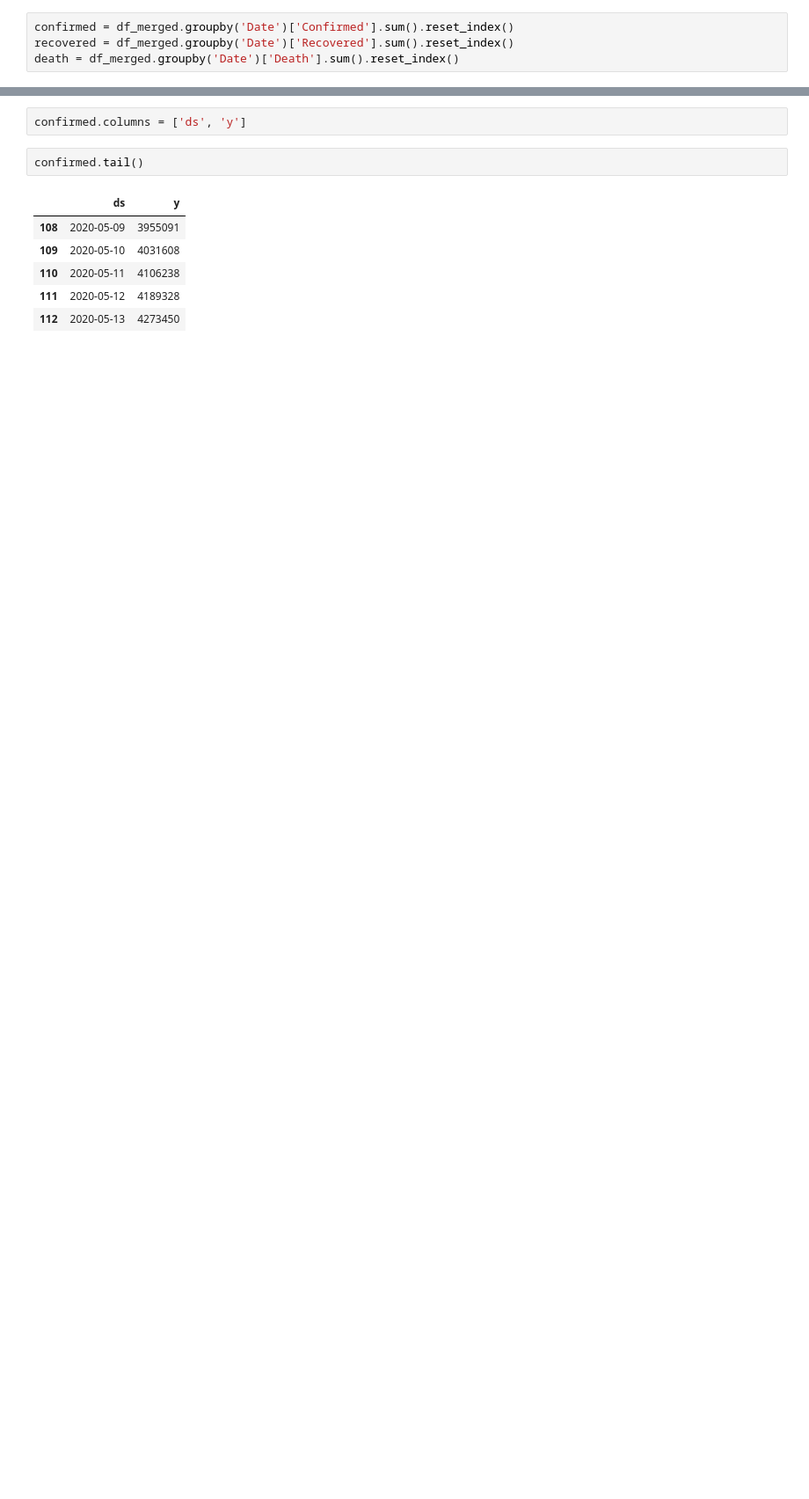
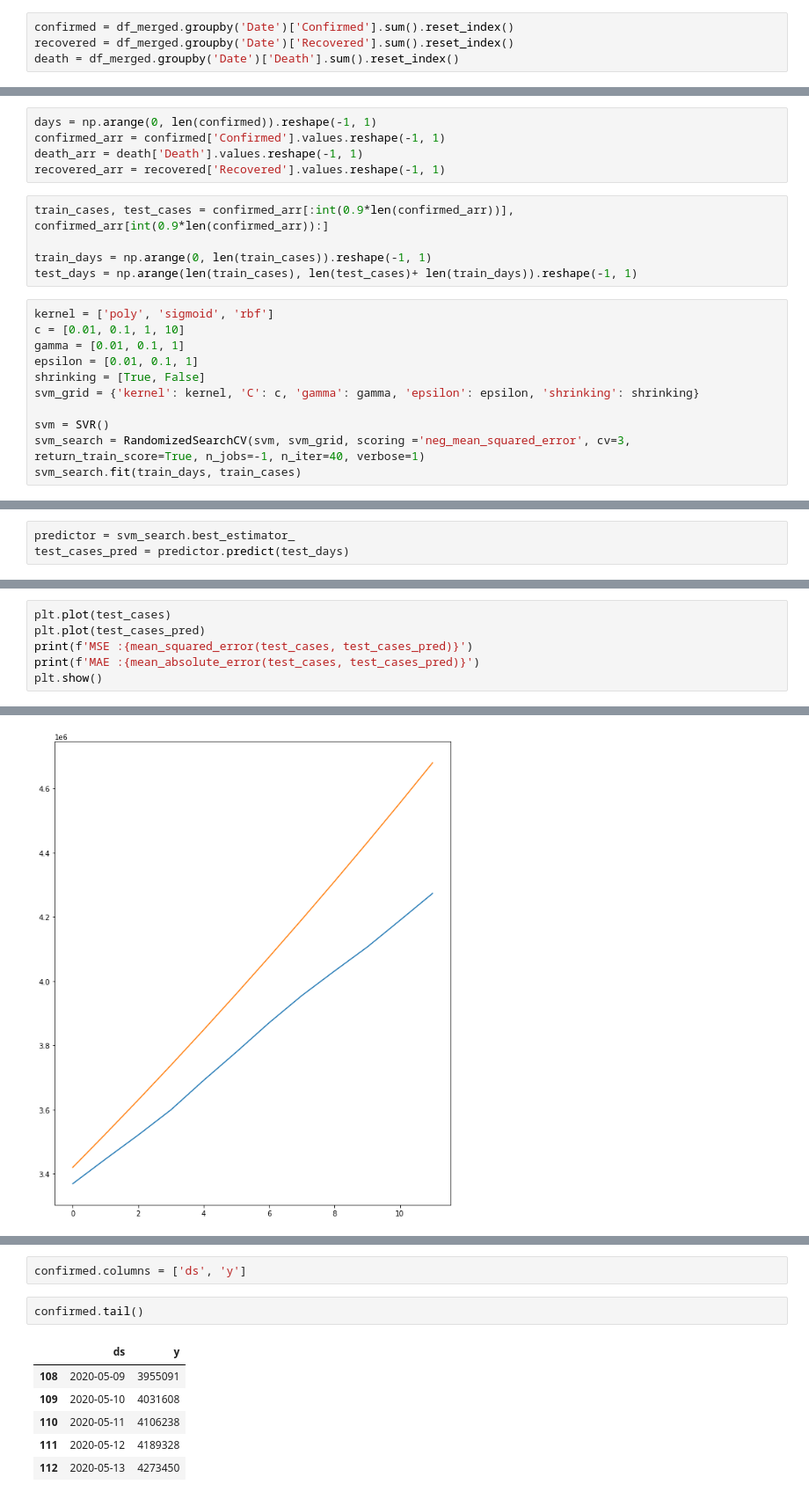
Before and after one commit to manastahir/Analysis-of-Covid-19-situation-in-Pakistan, a Jupyter notebook: Notebook.ipynb, the cells around one changed output, grey strips where cells are left out. Shown: that part at 88% size. Cells and saved outputs as stored; diff of their text form; blank space fills up the shorter version.

```diff
--- a/Notebook.ipynb
+++ b/Notebook.ipynb
@@ -299,0 +311,21 @@ death = df_merged.groupby('Date')['Death'].sum().reset_index()
+# %%
+days = np.arange(0, len(confirmed)).reshape(-1, 1)
+confirmed_arr = confirmed['Confirmed'].values.reshape(-1, 1)
+death_arr = death['Death'].values.reshape(-1, 1)
+recovered_arr = recovered['Recovered'].values.reshape(-1, 1)
+# %%
+train_cases, test_cases = confirmed_arr[:int(0.9*len(confirmed_arr))], confirmed_arr[int(0.9*len(confirmed_arr)):]
+
+train_days = np.arange(0, len(train_cases)).reshape(-1, 1)
+test_days = np.arange(len(train_cases), len(test_cases)+ len(train_days)).reshape(-1, 1)
+# %%
+kernel = ['poly', 'sigmoid', 'rbf']
+c = [0.01, 0.1, 1, 10]
+gamma = [0.01, 0.1, 1]
+epsilon = [0.01, 0.1, 1]
+shrinking = [True, False]
+svm_grid = {'kernel': kernel, 'C': c, 'gamma': gamma, 'epsilon': epsilon, 'shrinking': shrinking}
+
+svm = SVR()
+svm_search = RandomizedSearchCV(svm, svm_grid, scoring ='neg_mean_squared_error', cv=3, return_train_score=True, n_jobs=-1, n_iter=40, verbose=1)
+svm_search.fit(train_days, train_cases)
@@ -299,0 +356,3 @@ death = df_merged.groupby('Date')['Death'].sum().reset_index()
+# %%
+predictor = svm_search.best_estimator_
+test_cases_pred = predictor.predict(test_days)
@@ -299,0 +364,7 @@ death = df_merged.groupby('Date')['Death'].sum().reset_index()
+# %%
+plt.plot(test_cases)
+plt.plot(test_cases_pred)
+print(f'MSE :{mean_squared_error(test_cases, test_cases_pred)}')
+print(f'MAE :{mean_absolute_error(test_cases, test_cases_pred)}')
+plt.show()
+# %% [output]
@@ -299,0 +373 @@ death = df_merged.groupby('Date')['Death'].sum().reset_index()
+[figure, added]
```
Also changed, not shown: parts of 12 cells of this notebook, 1 other file.
